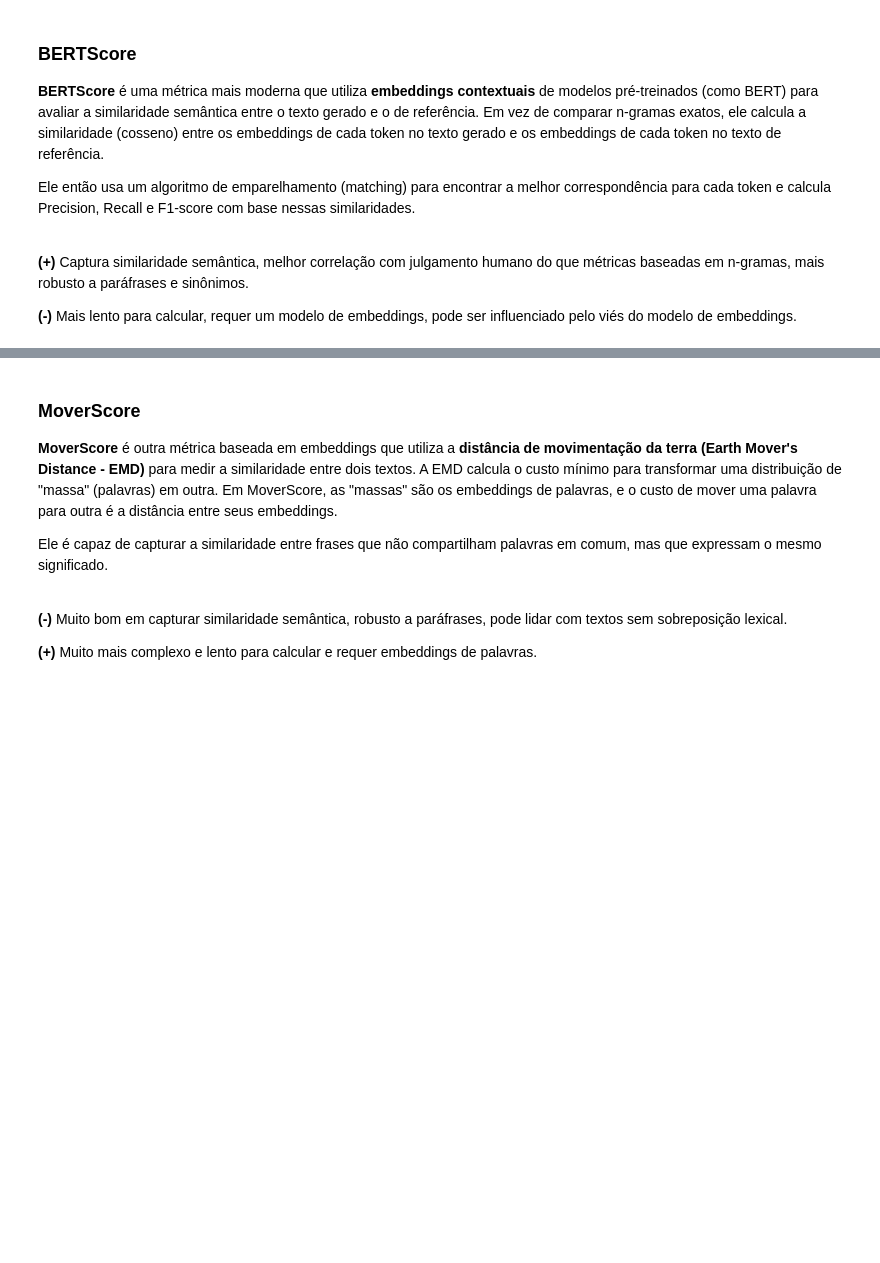
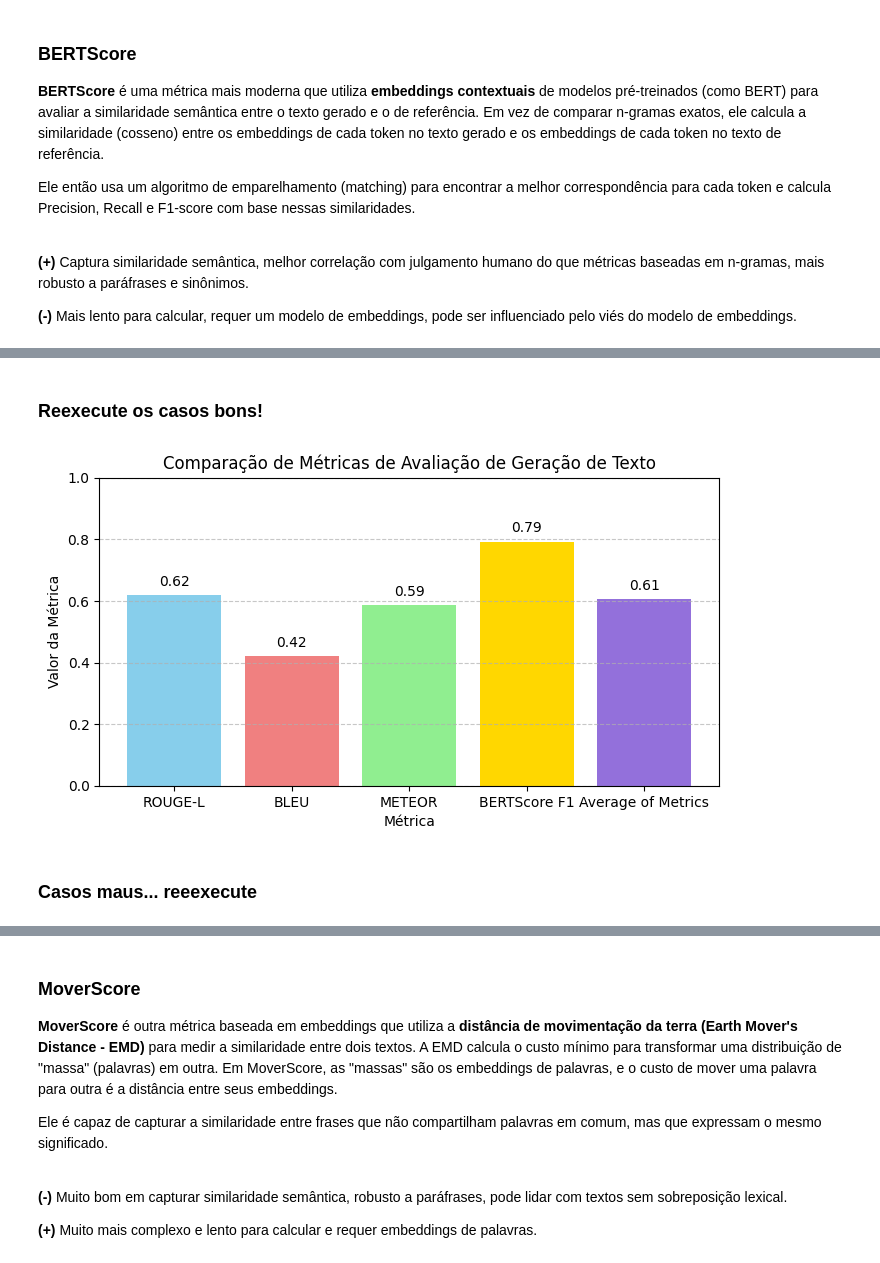
Before and after one commit to Rogerio-mack/Modelos_de_Linguagem_e_Generativos, a Jupyter notebook: LLM_metrics.ipynb, the cells around one changed output, grey strips where cells are left out. Drawn from its saved outputs; the diff is of its cells as text; code cells hidden in the pictures; blank space fills up the shorter version.

```diff
--- a/LLM_metrics.ipynb
+++ b/LLM_metrics.ipynb
@@ -280,0 +413,47 @@ BERTScore f1 mean =  0.8853132873773575
+# %% [markdown]
+### Reexecute os casos bons!
+# %%
+import matplotlib.pyplot as plt
+import numpy as np
+
+# Define the metrics and their values
+metrics = {
+    'ROUGE-L': results_rouge['rougeL'],
+    'BLEU': results_bleu['bleu'],
+    'METEOR': results_meteor['meteor'],
+    'BERTScore F1': np.mean(results_bertscore['f1'])
+}
+
+metric_names = list(metrics.keys())
+metric_values = list(metrics.values())
+
+# Calculate the average of the existing metrics
+average_of_metrics = np.mean(metric_values)
+
+# Add the average metric to the lists for plotting
+metric_names.append('Average of Metrics')
+metric_values.append(average_of_metrics)
+
+# Define colors for each bar, including the new average bar
+colors = ['skyblue', 'lightcoral', 'lightgreen', 'gold', 'mediumpurple']
+
+# Create the bar chart
+plt.figure(figsize=(8, 4))
+plt.bar(metric_names, metric_values, color=colors)
+
+# Add titles and labels
+plt.title('Comparação de Métricas de Avaliação de Geração de Texto')
+plt.xlabel('Métrica')
+plt.ylabel('Valor da Métrica')
+plt.ylim(0, 1) # Metrics usually range from 0 to 1
+
+# Add value labels on top of each bar
+for i, value in enumerate(metric_values):
+    plt.text(i, value + 0.02, f'{value:.2f}', ha='center', va='bottom')
+
+plt.grid(axis='y', linestyle='--', alpha=0.7)
+plt.show()
+# %% [output]
+[figure, added]
+# %% [markdown]
+### Casos maus... reeexecute
```
Also changed, not shown: parts of 14 cells of this notebook.
